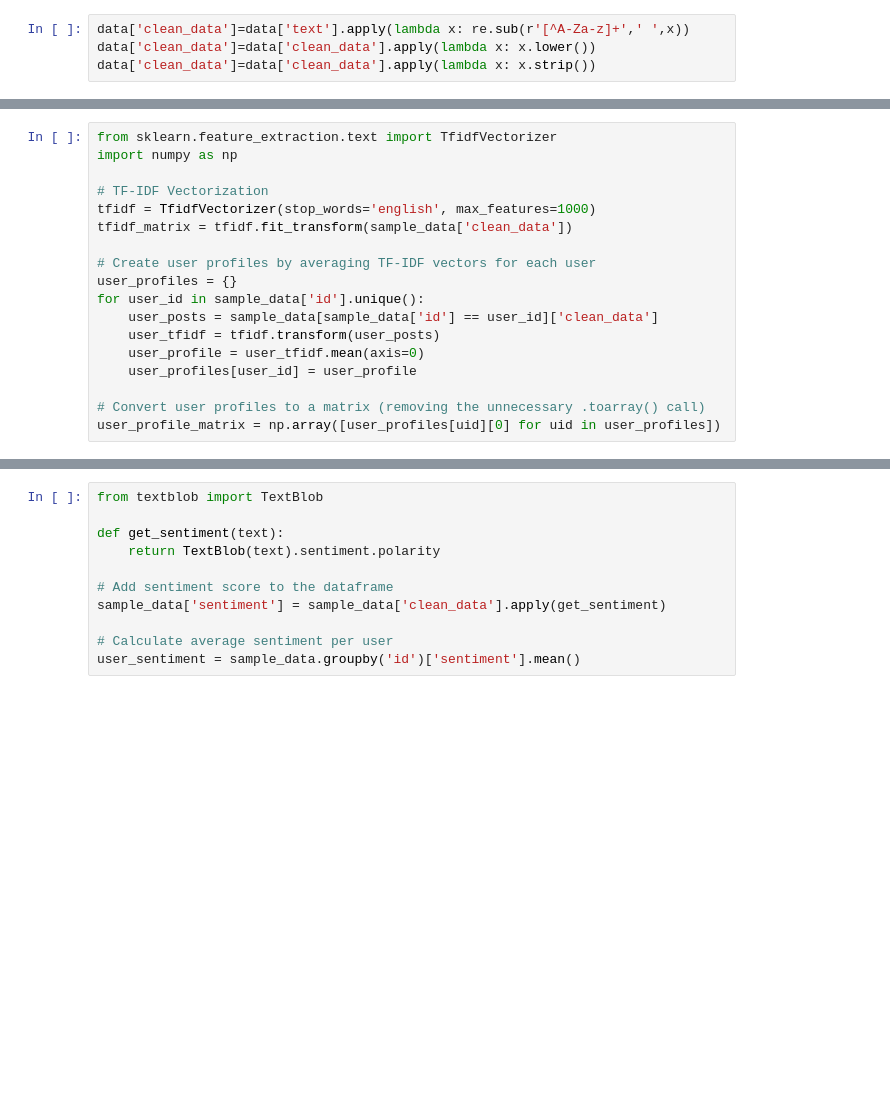
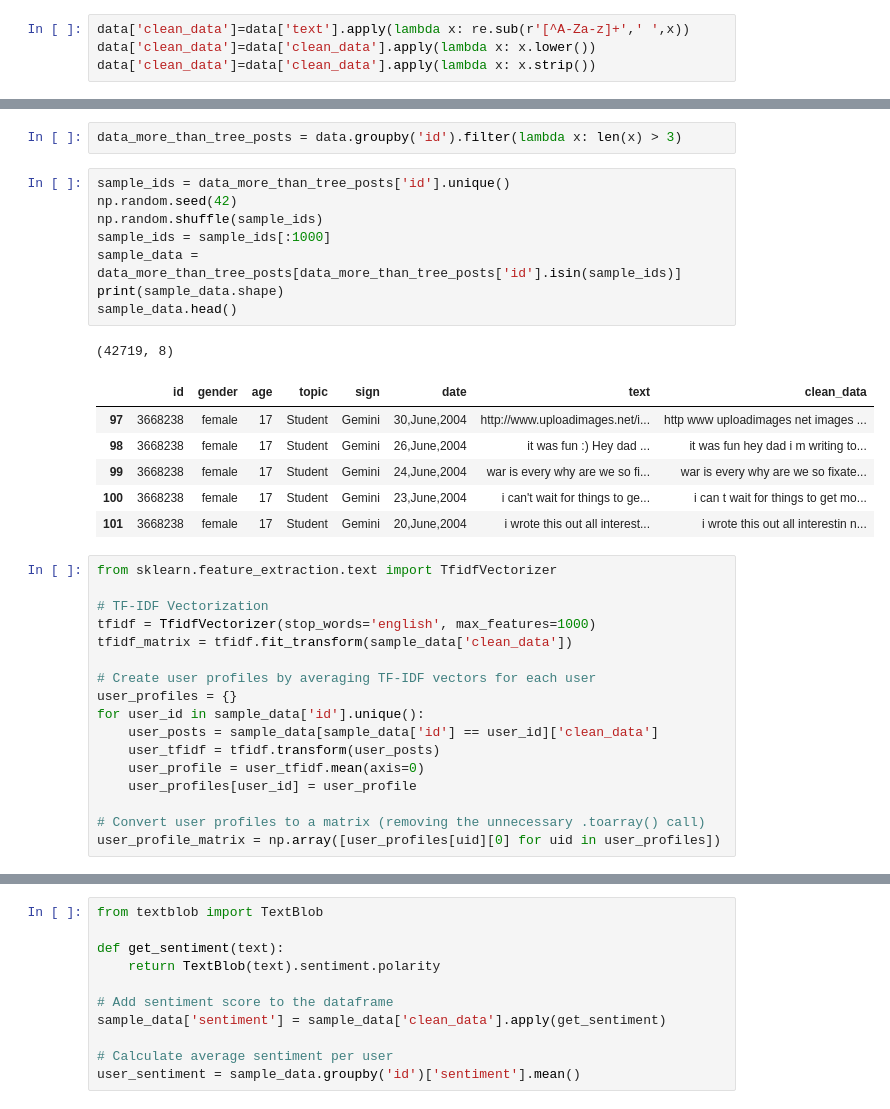
Before and after one commit to eldordanielle/Preperation-for-Final-Project, a Jupyter notebook: cleaning_blog_data.ipynb, the cells around one changed output, grey strips where cells are left out. Saved outputs shown, nothing was run; the diff lists cells and outputs as text; blank space fills up the shorter version.

```diff
--- a/cleaning_blog_data.ipynb
+++ b/cleaning_blog_data.ipynb
@@ -91,6 +75,23 @@ print(sample_data.head())
+# %%
+data_more_than_tree_posts = data.groupby('id').filter(lambda x: len(x) > 3)
+# %%
+sample_ids = data_more_than_tree_posts['id'].unique()
+np.random.seed(42)
+np.random.shuffle(sample_ids)
+sample_ids = sample_ids[:1000]
+sample_data = data_more_than_tree_posts[data_more_than_tree_posts['id'].isin(sample_ids)]
+print(sample_data.shape)
+sample_data.head()
+# %% [output]
+(42719, 8)
+|  | id | gender | age | topic | sign | date | text | clean_data |
+| 97 | 3668238 | female | 17 | Student | Gemini | 30,June,2004 | http://www.uploadimages.net/i... | http www uploadimages net images ... |
+| 98 | 3668238 | female | 17 | Student | Gemini | 26,June,2004 | it was fun :) Hey dad ... | it was fun hey dad i m writing to... |
+| 99 | 3668238 | female | 17 | Student | Gemini | 24,June,2004 | war is every why are we so fi... | war is every why are we so fixate... |
+| 100 | 3668238 | female | 17 | Student | Gemini | 23,June,2004 | i can't wait for things to ge... | i can t wait for things to get mo... |
+| 101 | 3668238 | female | 17 | Student | Gemini | 20,June,2004 | i wrote this out all interest... | i wrote this out all interestin n... |
 # %%
 from sklearn.feature_extraction.text import TfidfVectorizer
-import numpy as np
 
 # TF-IDF Vectorization
 tfidf = TfidfVectorizer(stop_words='english', max_features=1000)
```
Also changed, not shown: parts of 14 cells of this notebook.
